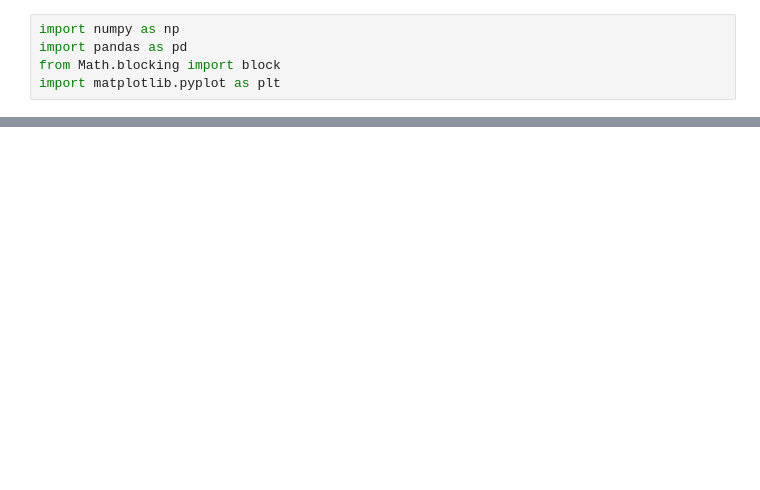
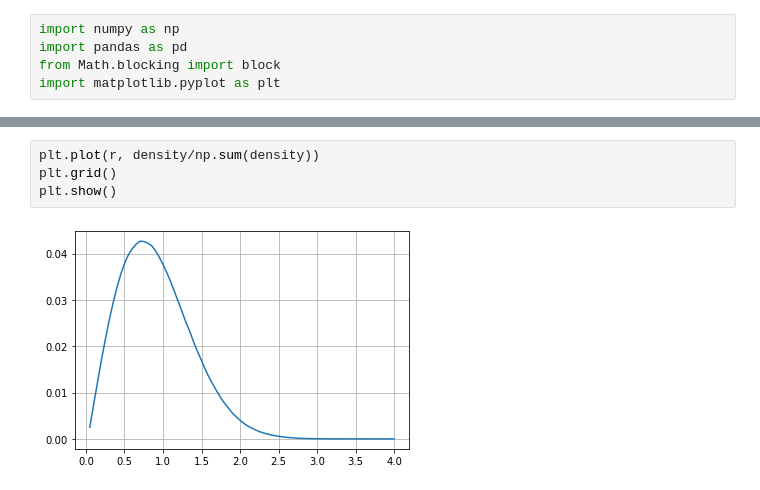
Before and after one commit to KarlHenrik/FYS4411-Gruppe, a Jupyter notebook: Project1/Code/Analysis.ipynb, the cells around one changed output, grey strips where cells are left out. Cells and saved outputs as stored; diff of their text form; blank space fills up the shorter version.

```diff
--- a/Project1/Code/Analysis.ipynb
+++ b/Project1/Code/Analysis.ipynb
@@ -44,0 +47,6 @@ display(x)
+# %%
+plt.plot(r, density/np.sum(density))
+plt.grid()
+plt.show()
+# %% [output]
+[figure, added]
```
Also changed, not shown: parts of 10 cells of this notebook, 10 other files.
